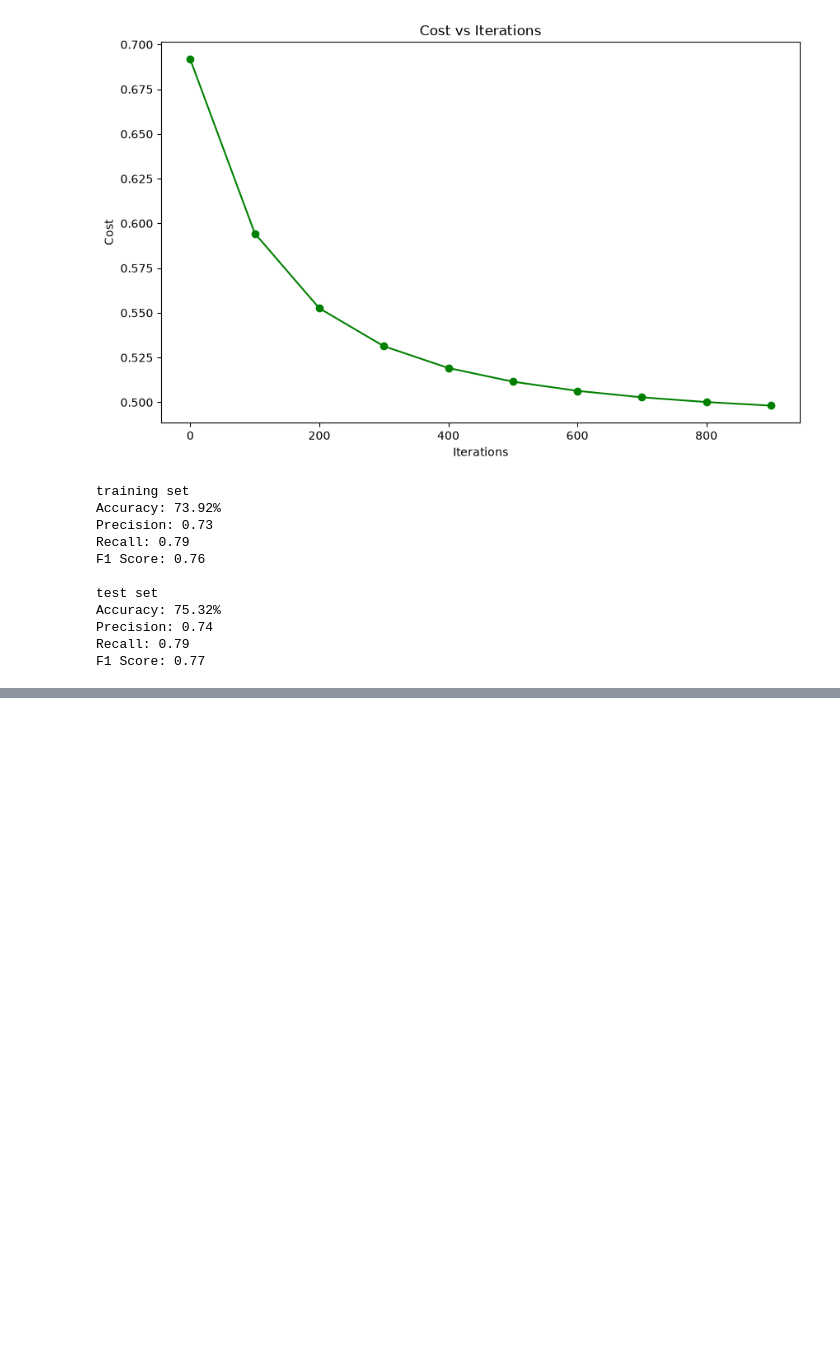
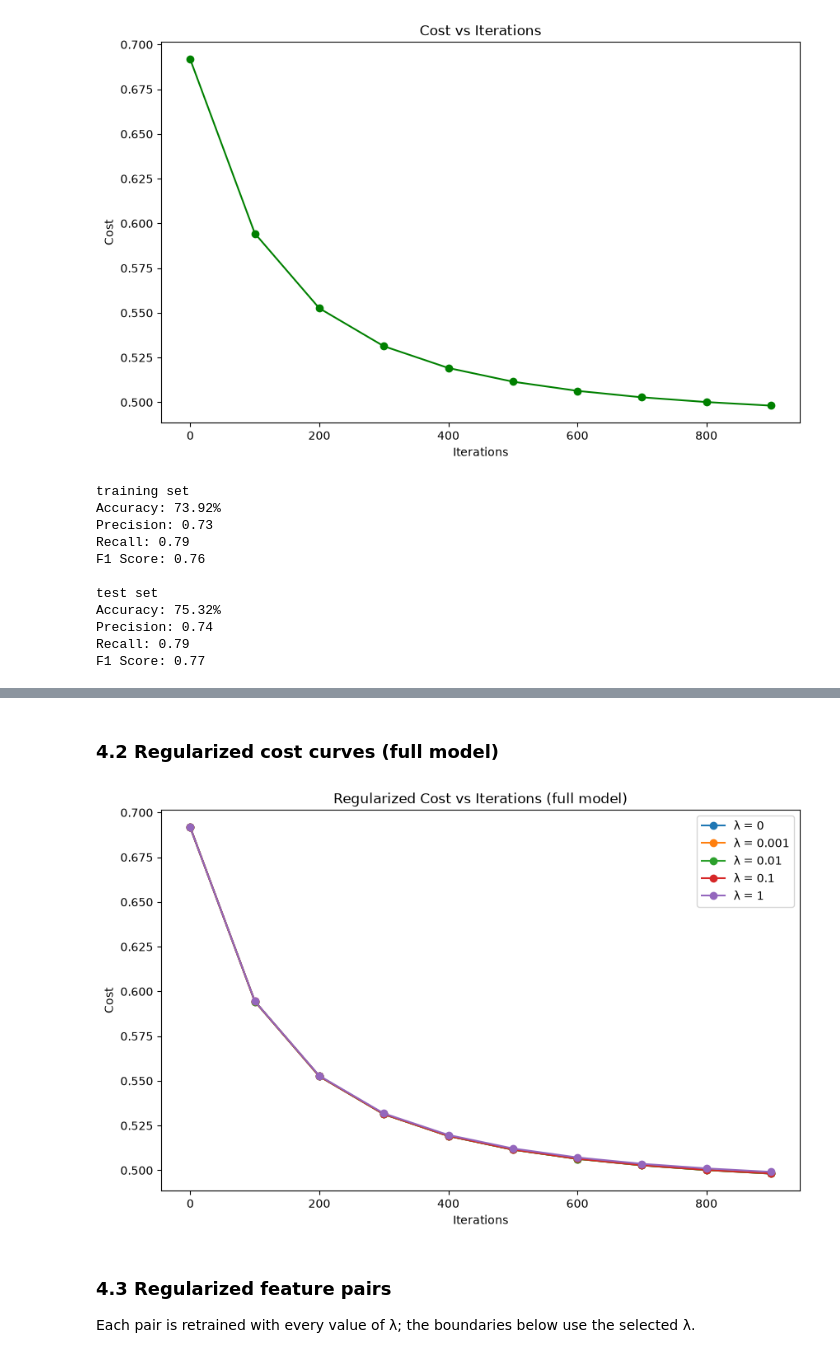
Before and after one commit to nestorlop/Heart_Disease_Risk_Prediction, a Jupyter notebook: heart_disease_lr_analysis.ipynb, the cells around one changed output, grey strips where cells are left out. Saved outputs shown, nothing was run; the diff lists cells and outputs as text; code cells hidden in the pictures; blank space fills up the shorter version.

```diff
--- a/heart_disease_lr_analysis.ipynb
+++ b/heart_disease_lr_analysis.ipynb
@@ -537,6 +511,0 @@ Final cost: 0.4966145110140749
-# %%
-lam = 0.001
-w_initial = np.zeros(X_train.shape[1])
-b_initial = 0
-w_reg, b_reg, J_history_reg = gradient_descent(X_train_scaled.to_numpy(), y_train.to_numpy(), w_initial, b_initial, alpha, iterations, lam)
-print(f"Final cost: {J_history_reg[-1]}")
@@ -545,6 +511,0 @@ Final cost: 0.49661555449459616
-# %%
-lam = 0.01
-w_initial = np.zeros(X_train.shape[1])
-b_initial = 0
-w_reg, b_reg, J_history_reg = gradient_descent(X_train_scaled.to_numpy(), y_train.to_numpy(), w_initial, b_initial, alpha, iterations, lam)
-print(f"Final cost: {J_history_reg[-1]}")
@@ -553,6 +511,0 @@ Final cost: 0.49662494517992883
-# %%
-lam = 0.1
-w_initial = np.zeros(X_train.shape[1])
-b_initial = 0
-w_reg, b_reg, J_history_reg = gradient_descent(X_train_scaled.to_numpy(), y_train.to_numpy(), w_initial, b_initial, alpha, iterations, lam)
-print(f"Final cost: {J_history_reg[-1]}")
@@ -561,6 +511,0 @@ Final cost: 0.496718788781105
-# %%
-lam = 1
-w_initial = np.zeros(X_train.shape[1])
-b_initial = 0
-W_reg, b_reg, J_history_reg = gradient_descent(X_train_scaled.to_numpy(), y_train.to_numpy(), w_initial, b_initial, alpha, iterations, lam)
-print(f"Final cost: {J_history_reg[-1]}")
@@ -634,0 +558,19 @@ Lambda | Accuracy | Precision | Recall | F1 | ||w||
+# %% [markdown]
+
+### 4.2 Regularized cost curves (full model)
+# %%
+plt.figure(figsize=(10, 6))
+for lam, hist in full_histories.items():
+    plt.plot(range(0, iterations, 100), hist, marker="o", label=f"λ = {lam}")
+plt.title("Regularized Cost vs Iterations (full model)")
+plt.xlabel("Iterations")
+plt.ylabel("Cost")
+plt.legend()
+plt.show()
+# %% [output]
+[figure, added]
+# %% [markdown]
+
+### 4.3 Regularized feature pairs
+
+Each pair is retrained with every value of λ; the boundaries below use the selected λ.
```
Also changed, not shown: parts of 41 cells of this notebook, 5 other files.
